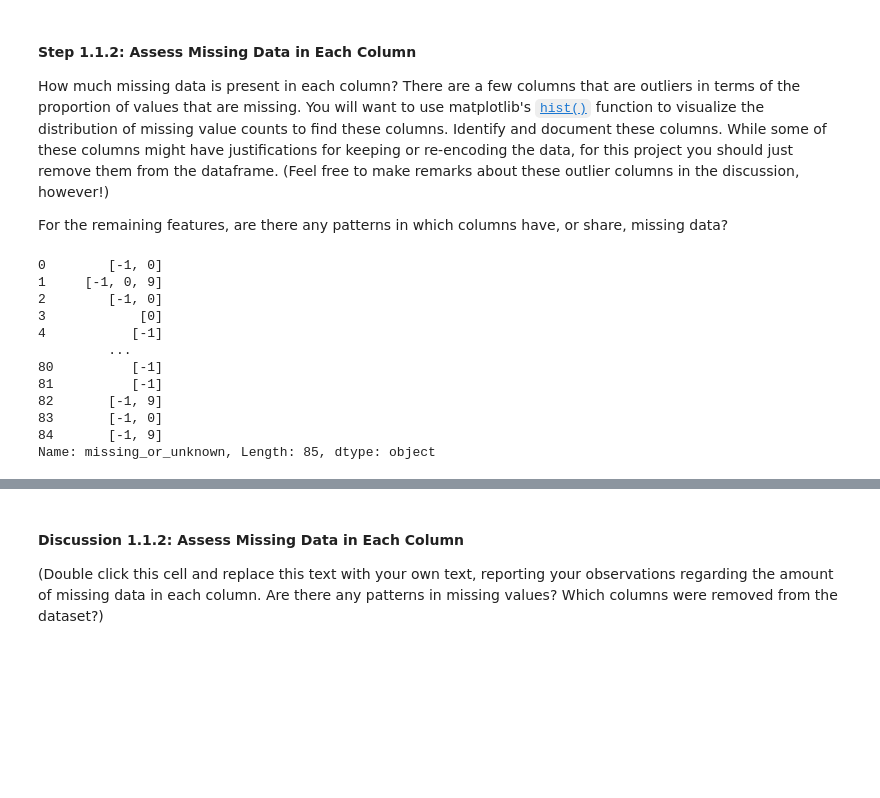
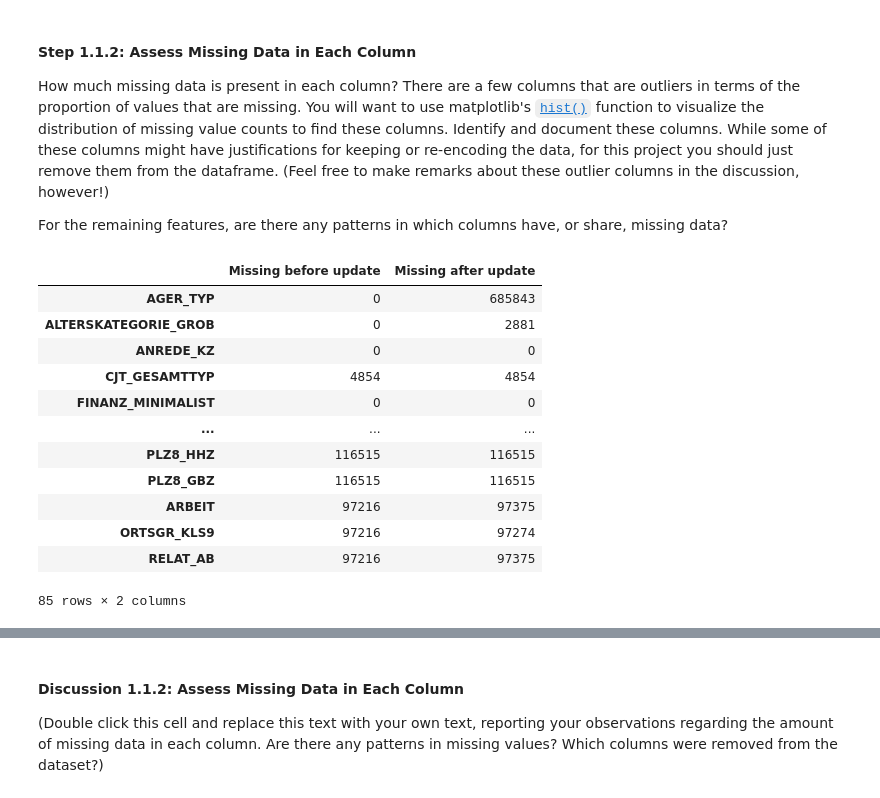
Before and after one commit to maleksaati/Identify_Customer_Segments, a Jupyter notebook: Identify_Customer_Segments.ipynb, the cells around one changed output, grey strips where cells are left out. Saved outputs shown, nothing was run; the diff lists cells and outputs as text; code cells hidden in the pictures; blank space fills up the shorter version.

```diff
--- a/Identify_Customer_Segments.ipynb
+++ b/Identify_Customer_Segments.ipynb
@@ -133,0 +118,5 @@ Length: 85, dtype: int64
+# %%
+#NULL values before update
+
+before_update = azdias.isnull().sum()
+before_update
@@ -140,18 +153,26 @@ For the remaining features, are there any patterns in which columns have, or sha
 # %%
 # Perform an assessment of how much missing data there is in each column of the
 # dataset.
 
-feat_info['missing_or_unknown'] = feat_info['missing_or_unknown'].apply(lambda x:x.strip('[]').split(','))
+# feat_info['missing_or_unknown'] = feat_info['missing_or_unknown'].apply(lambda x:x.strip('[]').split(','))
+
+after_update = azdias.isnull().sum ()
+
+s1 = pd.Series(before_update, name='Missing before update')
+s2 = pd.Series(after_update, name='Missing after update')
+
+display (pd.concat([s1, s2], axis=1))
 # %% [output]
+|  | Missing before update | Missing after update |
+| AGER_TYP | 0 | 685843 |
+| ALTERSKATEGORIE_GROB | 0 | 2881 |
+| ANREDE_KZ | 0 | 0 |
+| CJT_GESAMTTYP | 4854 | 4854 |
+| FINANZ_MINIMALIST | 0 | 0 |
+| ... | ... | ... |
+| PLZ8_HHZ | 116515 | 116515 |
+| PLZ8_GBZ | 116515 | 116515 |
+| ARBEIT | 97216 | 97375 |
+| ORTSGR_KLS9 | 97216 | 97274 |
+| RELAT_AB | 97216 | 97375 |
-0        [-1, 0]
-1     [-1, 0, 9]
-2        [-1, 0]
-3            [0]
-4           [-1]
-         ...
-80          [-1]
-81          [-1]
-82       [-1, 9]
-83       [-1, 0]
-84       [-1, 9]
-Name: missing_or_unknown, Length: 85, dtype: object
+85 rows × 2 columns
```
Also changed, not shown: parts of 8 cells of this notebook.
